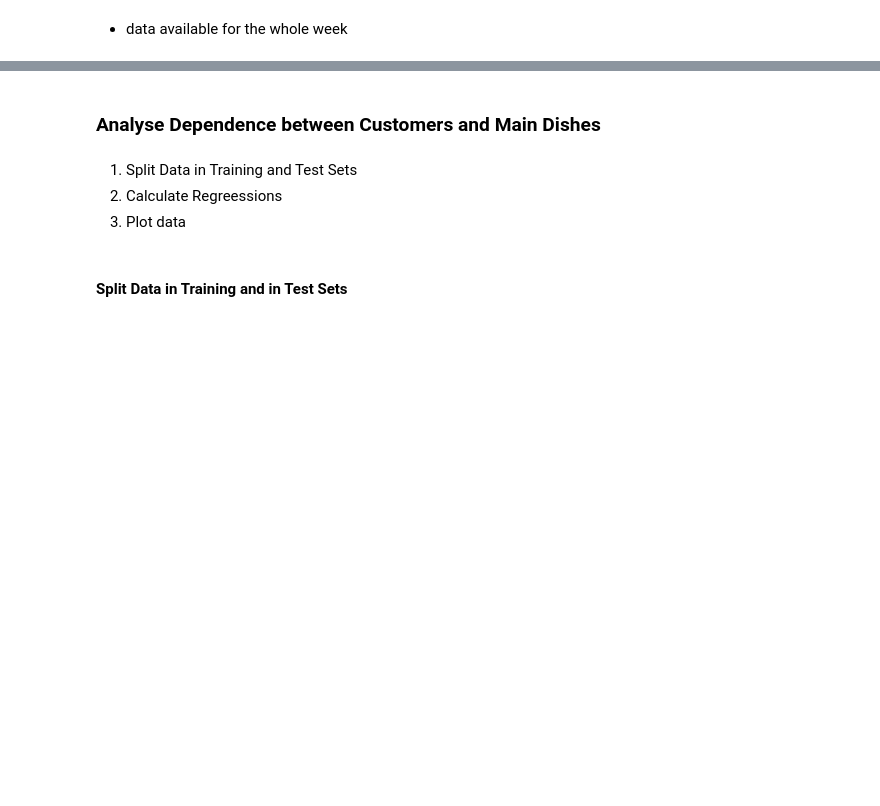
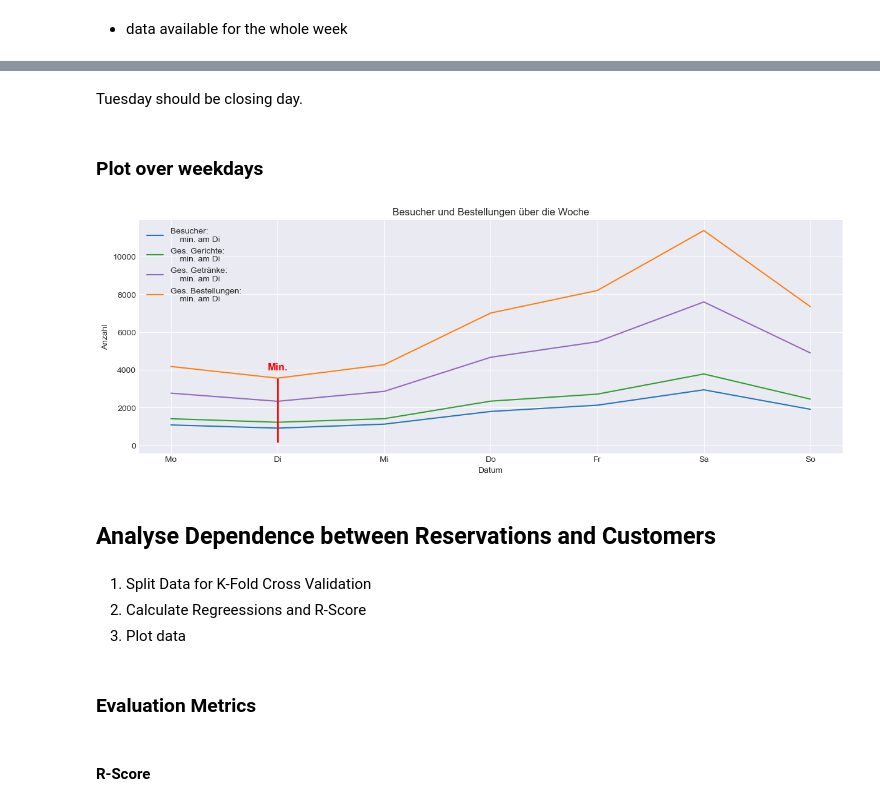
Before and after one commit to xjannis1x/master_ai, a Jupyter notebook: programming_in_python/exam/aufgabe2.ipynb, the cells around one changed output, grey strips where cells are left out. Cells and saved outputs as stored; diff of their text form; code cells hidden in the pictures; blank space fills up the shorter version.

```diff
--- a/programming_in_python/exam/aufgabe2.ipynb
+++ b/programming_in_python/exam/aufgabe2.ipynb
@@ -191,0 +256,7 @@ display(food_stats)
+# %%
+colors_wd = {
+    'Besucher'          : '#1f77b4',  # blue
+    'Ges. Gerichte'     : '#2ca02c',  # green
+    'Ges. Getränke'     : '#9467bd',  # purple
+    'Ges. Bestellungen' : '#ff7f0e',  # orange
+}
@@ -191,0 +265,5 @@ display(food_stats)
+# %%
+mins_wd_values = food_n_drinks_wd.drop('Reservierungen', axis=1).min()
+mins_wd_day = food_n_drinks_wd.idxmin()
+display(mins_wd_day)
+mins_wd_day.to_dict();
@@ -192,8 +290,40 @@ display(food_stats)
+# %% [markdown]
+Tuesday should be closing day.
+# %% [markdown]
+### Plot over weekdays
+# %%
+# create figure
+fig, ax = plt.subplots(figsize=(15, 5))
+
+# plot data
+for c_name in  ['Besucher', 'Ges. Gerichte', 'Ges. Getränke', 'Ges. Bestellungen']:
+    ax.plot(food_n_drinks_wd.index, food_n_drinks_wd[c_name], color=colors_wd[c_name], label=f'{c_name}:\n    min. am {mins_wd_day[c_name]}')
+
+# vertical line on tuesday
+x_pos = 'Di'
+y_min = mins_wd_values.min()
+y_max = mins_wd_values.max()
+
+ax.vlines(x=x_pos, ymin=y_min, ymax=y_max, color='red', linewidth=2)
+ax.text(x_pos, 4000, "Min.", color="red", fontsize=12, ha='center', fontweight="bold")
+
+
+# set axis labels
+ax.set_xlabel('Datum')
+ax.set_ylabel('Anzahl')
+
+# set title and legend
+ax.set_title('Besucher und Bestellungen über die Woche')
+ax.legend(loc='upper left');
+
+plt.show()
+# %% [output]
+[figure, added]
 # %% [markdown]
-### Analyse Dependence between Customers and Main Dishes
+## Analyse Dependence between Reservations and Customers
 # %% [markdown]
-1. Split Data in Training and Test Sets
-2. Calculate Regreessions
+1. Split Data for K-Fold Cross Validation
+2. Calculate Regreessions and R-Score
 3. Plot data
 # %% [markdown]
-#### Split Data in Training and in Test Sets
+### Evaluation Metrics
@@ -202,0 +330,2 @@ train_food = food.drop(test_food.index)
+# %% [markdown]
+#### R-Score
```
Also changed, not shown: parts of 80 cells of this notebook.
